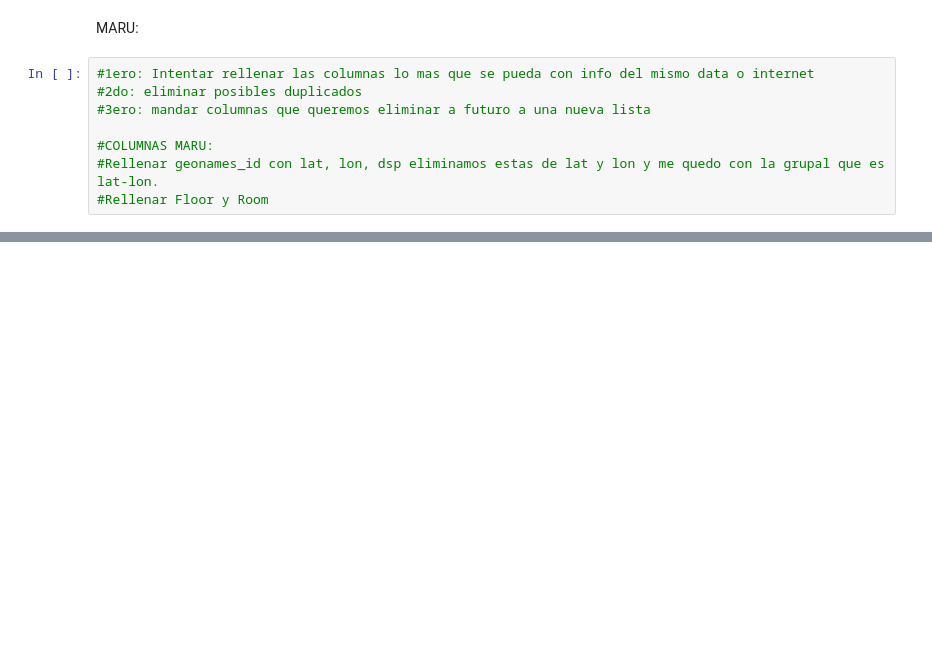
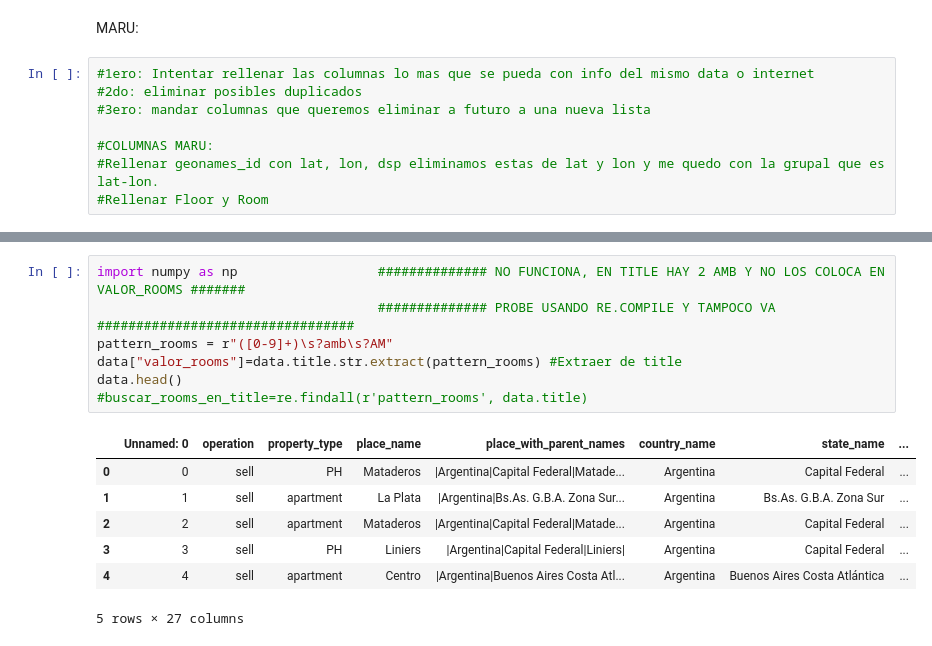
Before and after one commit to carpe-diem/DH-TP1-clear-data-properati, a Jupyter notebook: src/marianela.ipynb, the cells around one changed output, grey strips where cells are left out. Saved outputs shown, nothing was run; the diff lists cells and outputs as text; blank space fills up the shorter version.

Commit message:
ver regex rooms

```diff
--- a/src/marianela.ipynb
+++ b/src/marianela.ipynb
@@ -280,0 +207,15 @@ mask
+# %%
+import numpy as np                  ############## NO FUNCIONA, EN TITLE HAY 2 AMB Y NO LOS COLOCA EN VALOR_ROOMS #######
+                                    ############## PROBE USANDO RE.COMPILE Y TAMPOCO VA #################################
+pattern_rooms = r"([0-9]+)\s?amb\s?AM"
+data["valor_rooms"]=data.title.str.extract(pattern_rooms) #Extraer de title
+data.head()
+#buscar_rooms_en_title=re.findall(r'pattern_rooms', data.title)
+# %% [output]
+|  | Unnamed: 0 | operation | property_type | place_name | place_with_parent_names | country_name | state_name | ... |
+| 0 | 0 | sell | PH | Mataderos | |Argentina|Capital Federal|Matade... | Argentina | Capital Federal | ... |
+| 1 | 1 | sell | apartment | La Plata | |Argentina|Bs.As. G.B.A. Zona Sur... | Argentina | Bs.As. G.B.A. Zona Sur | ... |
+| 2 | 2 | sell | apartment | Mataderos | |Argentina|Capital Federal|Matade... | Argentina | Capital Federal | ... |
+| 3 | 3 | sell | PH | Liniers | |Argentina|Capital Federal|Liniers| | Argentina | Capital Federal | ... |
+| 4 | 4 | sell | apartment | Centro | |Argentina|Buenos Aires Costa Atl... | Argentina | Buenos Aires Costa Atlántica | ... |
+5 rows × 27 columns
```
Also changed, not shown: parts of 31 cells of this notebook.
